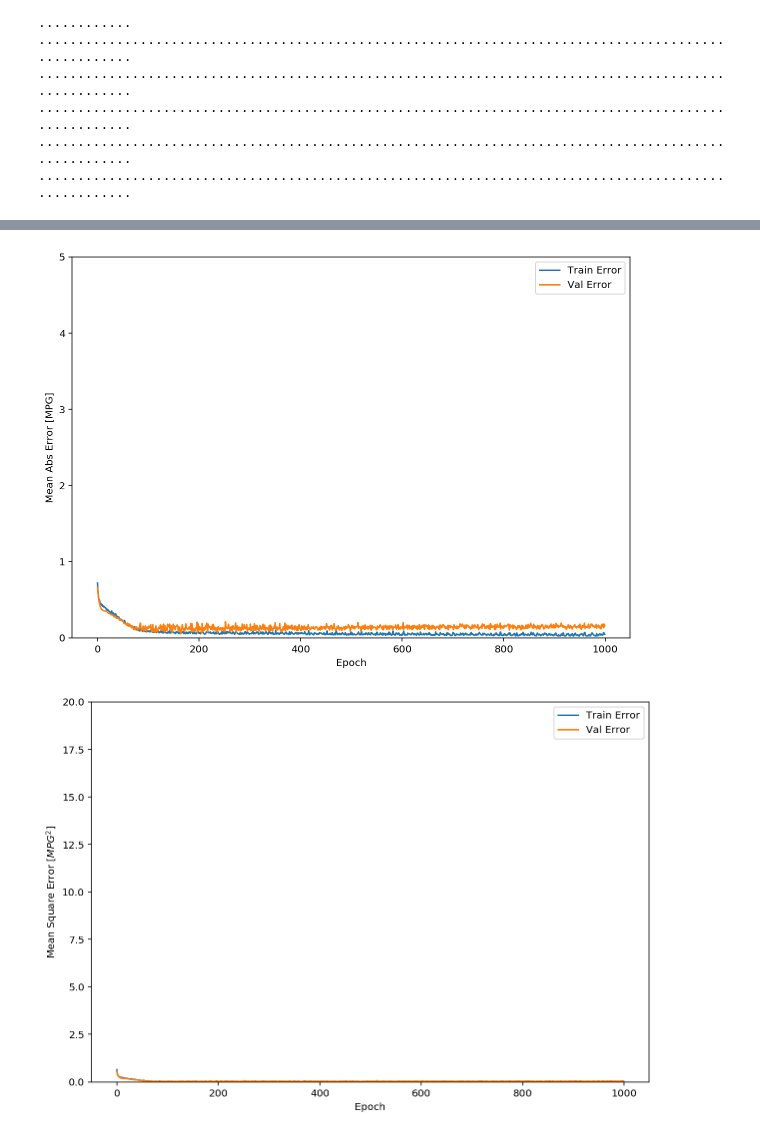
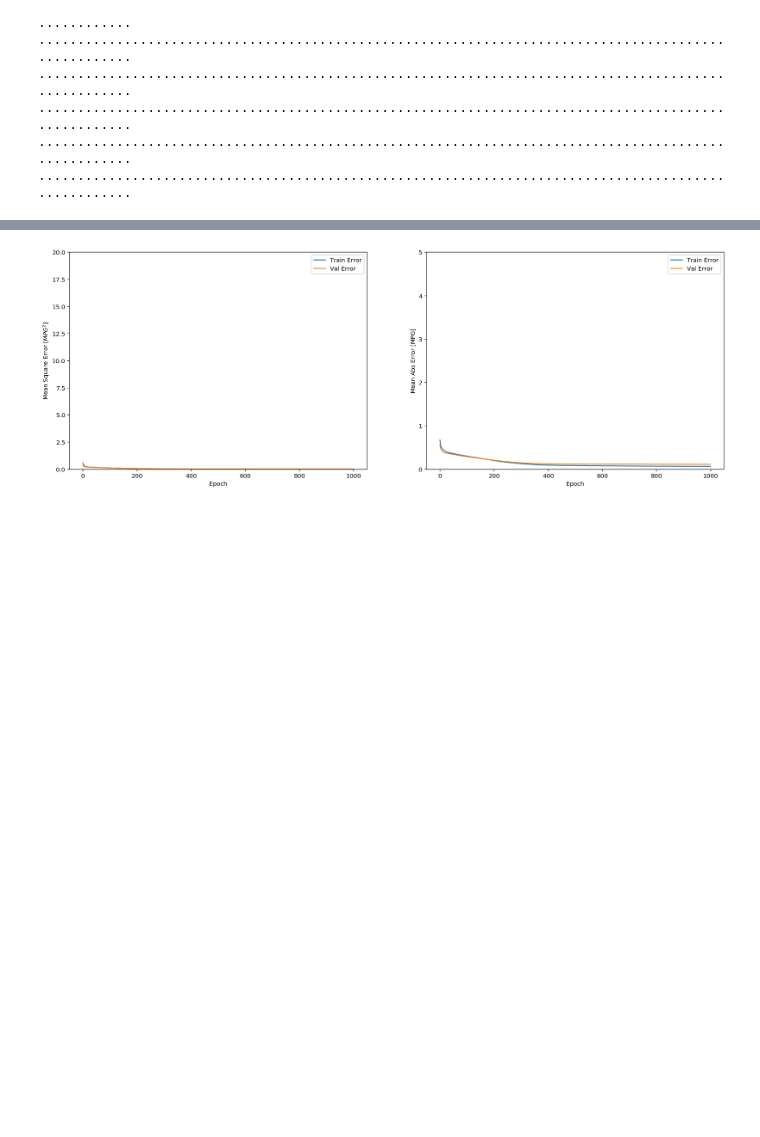
Before and after one commit to sergiomtzlosa/qml-notebooks, a Jupyter notebook: 10 - fano_signal_quantum_regressors_examples.ipynb, the cells around one changed output, grey strips where cells are left out. Cells and saved outputs as stored; diff of their text form; code cells hidden in the pictures; blank space fills up the shorter version.

```diff
--- a/10 - fano_signal_quantum_regressors_examples.ipynb
+++ b/10 - fano_signal_quantum_regressors_examples.ipynb
@@ -564,15 +569,23 @@ plt.show()
 # %% [markdown]
 ## Keras Neural Network Linear Regression
 # %%
-model = Sequential([
-    Dense(64, activation='relu', input_shape=[1]),
-    Dense(64, activation='relu'),
-    Dense(1)
-])
 
-optimizer = tf.keras.optimizers.RMSprop(0.001)
+def create_model():
 
-model.compile(loss='mse', optimizer=optimizer, metrics=['mae', 'mse', 'acc'])
+    layers = []
+    layers.append(Dense(64, activation='relu', input_shape=[1]))
+    layers.append(Dense(64, activation='relu'))
+    layers.append(Dense(1))
+
+    new_model = Sequential(layers)
+
+    #optimizer = tf.keras.optimizers.RMSprop(0.001)
+    optimizer = tf.optimizers.SGD(lr=0.01)
+    new_model.compile(loss='mse', optimizer=optimizer, metrics=['mae', 'mse', 'acc'])
+
+    return new_model
+
+model = create_model()
 # %%
 model.summary()
 # %% [output]
@@ -633,31 +646,32 @@ plt.show()
 # %%
 def plot_history(history):
 
     hist = pd.DataFrame(history.history)
     hist['epoch'] = history.epoch
 
-    plt.figure()
+    plt.figure(figsize=(20,15))
+    plt.subplot(2, 2, 2)
     plt.xlabel('Epoch')
     plt.ylabel('Mean Abs Error [MPG]')
     plt.plot(hist['epoch'], hist['mean_absolute_error'], label='Train Error')
     plt.plot(hist['epoch'], hist['val_mean_absolute_error'],  label = 'Val Error')
     plt.ylim([0,5])
     plt.legend()
 
-    plt.figure()
+    plt.subplot(2,2,1)
     plt.xlabel('Epoch')
     plt.ylabel('Mean Square Error [$MPG^2$]')
     plt.plot(hist['epoch'], hist['mean_squared_error'], label='Train Error')
     plt.plot(hist['epoch'], hist['val_mean_squared_error'], label = 'Val Error')
     plt.ylim([0,20])
     plt.legend()
+
     plt.show()
 
 
 plot_history(history)
 # %% [output]
-[figure, old version]
+[figure, new version]
-[figure, removed]
 # %%
 plt.figure(num = "Fano adjust QML 1", figsize = (10, 7), dpi=90, facecolor='w', edgecolor='k')
 
```
Also changed, not shown: parts of 20 cells of this notebook.
